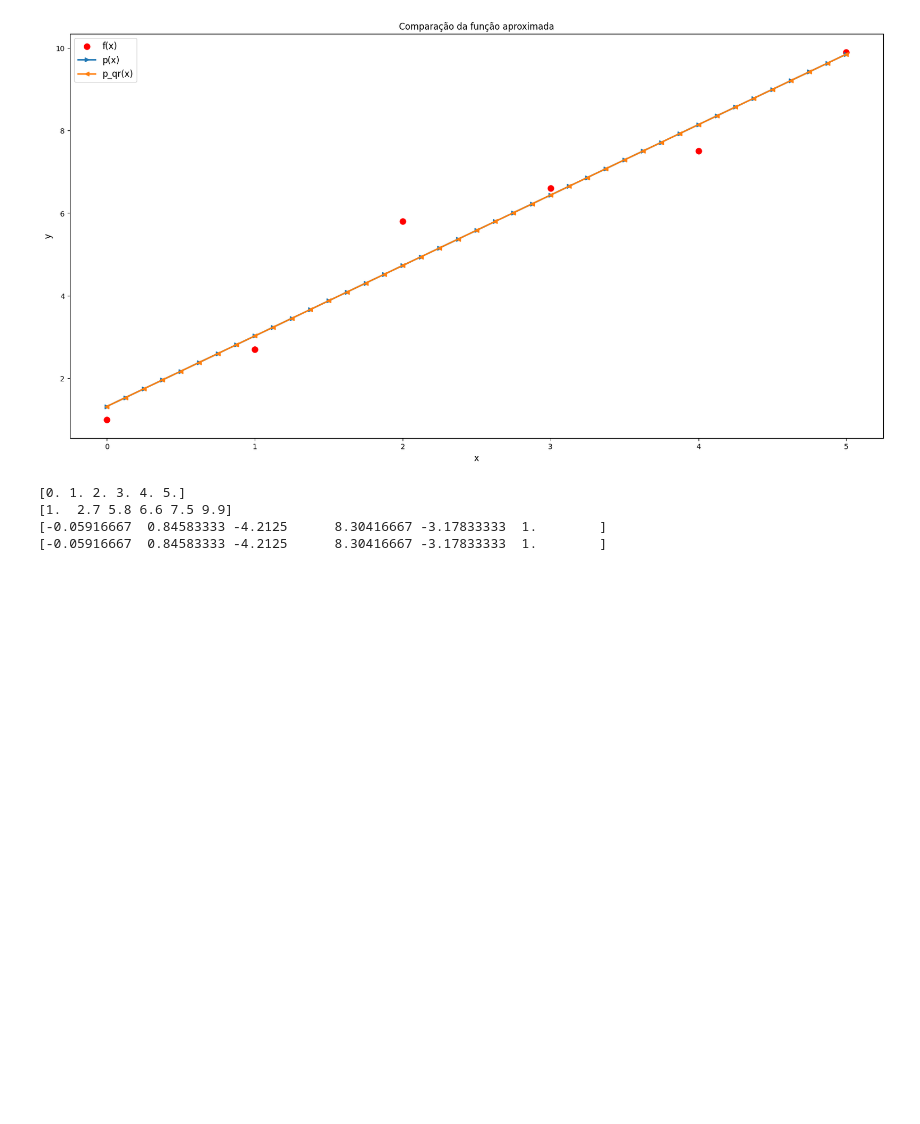
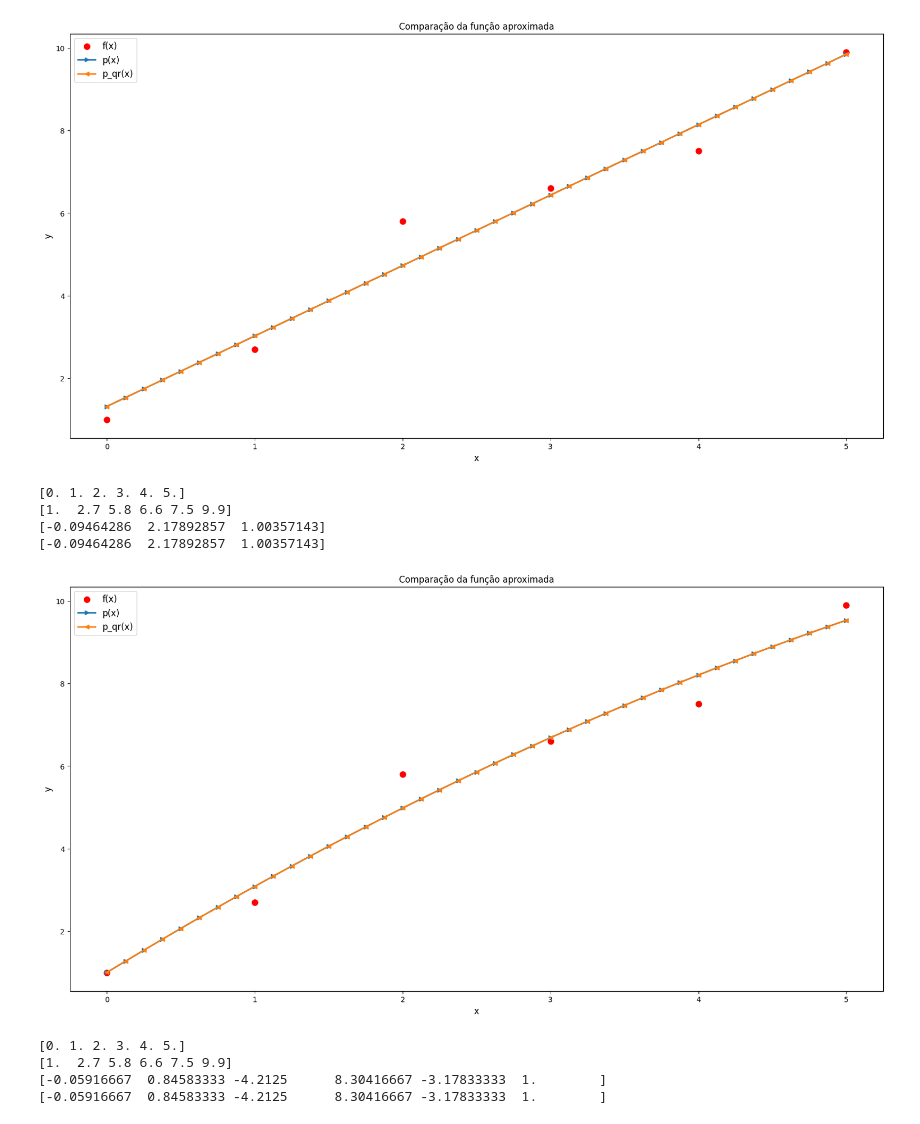
Before and after one commit to emanuel379/Calculo-Numerico, a Jupyter notebook: Cálculo_Numérico_Mínimos_Quadrados.ipynb, the cells around one changed output. Cells and saved outputs as stored; diff of their text form; code cells hidden in the pictures; blank space fills up the shorter version.

```diff
--- a/Cálculo_Numérico_Mínimos_Quadrados.ipynb
+++ b/Cálculo_Numérico_Mínimos_Quadrados.ipynb
@@ -410,31 +410,37 @@ plt.show()
 # %%
 # Grau 2
 
 x = np.array([0.0, 1.0, 2.0, 3.0, 4.0, 5.0], dtype='double')
 y = np.array([1.0, 2.7, 5.8, 6.6, 7.5, 9.9], dtype='double')
 print(x)
 print(y)
 
-a = mmq(x,y,6) # usamos 6 pois queremos um polinômio de grau 5
-a_qr = mmq_qr(x,y,6) # usamos 6 pois queremos um polinômio de grau 5
+a = mmq(x,y,3) # usamos 3 pois queremos um polinômio de grau 2
+a_qr = mmq_qr(x,y,3) # usamos 3 pois queremos um polinômio de grau 2
 print(a)
 print(a_qr)
 
-p = lambda x: a[5] + a[4]*x + a[3]*x**2 + a[2]*x**3 + a[1]*x**4 + a[0]*x**5
-p_qr = lambda x: a_qr[5] + a_qr[4]*x + a_qr[3]*x**2 + a_qr[2]*x**3 + a_qr[1]*x**4 + a_qr[0]*x**5
+p = lambda x: a[2] + a[1]*x + a[0]*x**2
+p_qr = lambda x: a_qr[2] + a_qr[1]*x + a_qr[0]*x**2
 
 x_cont = np.linspace(0.0, 5.0, num=41, endpoint=True)
 
 # Vamos plotar os resultados
 plt.figure(figsize=(20,10),facecolor='white')
 plt.scatter(x,y,label = 'f(x)',linewidth = 3,color='red')
 plt.plot(x_cont,p(x_cont),label = 'p(x)',linewidth = 2,marker='>')
 plt.plot(x_cont,p_qr(x_cont),label = 'p_qr(x)',linewidth = 2,marker='<')
 plt.xlabel('x',fontsize='large')
 plt.ylabel('y',fontsize='large')
 plt.title('Comparação da função aproximada')
 plt.legend(fontsize='large')
 plt.show()
+# %% [output]
+[0. 1. 2. 3. 4. 5.]
+[1.  2.7 5.8 6.6 7.5 9.9]
+[-0.09464286  2.17892857  1.00357143]
+[-0.09464286  2.17892857  1.00357143]
+[figure, added]
 # %%
 x = np.array([0.0, 1.0, 2.0, 3.0, 4.0, 5.0], dtype='double')
 y = np.array([1.0, 2.7, 5.8, 6.6, 7.5, 9.9], dtype='double')
```
